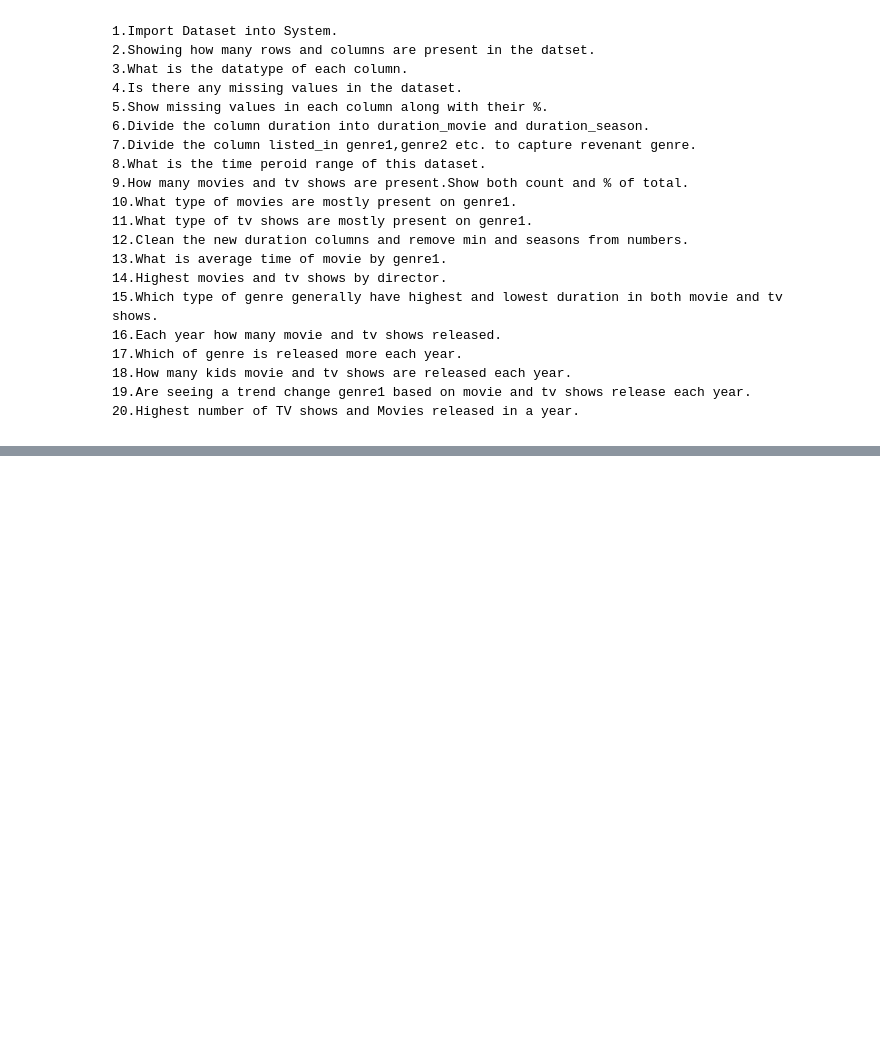
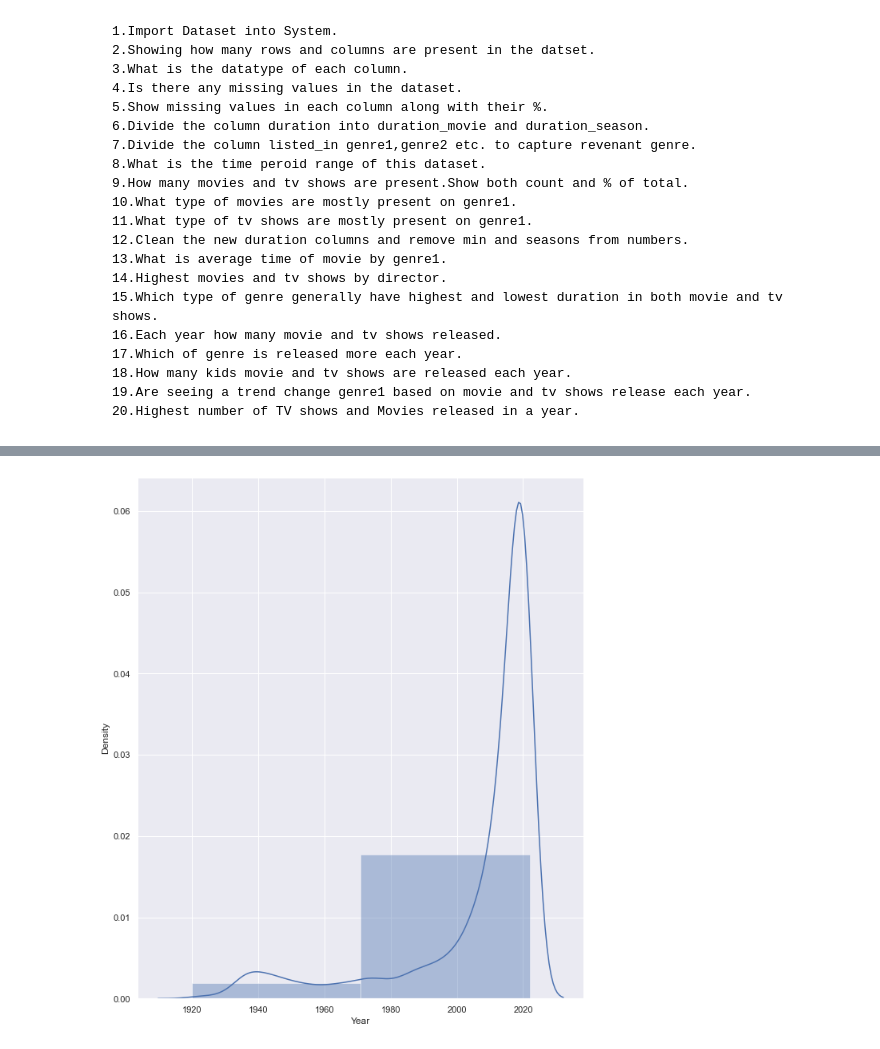
Before and after one commit to KarthikYadagiri16/Amazon-Prime-Movies-and-TV-Shows, a Jupyter notebook: Amazon Prime Movies and TV Shows EDA Project.ipynb, the cells around one changed output, grey strips where cells are left out. Saved outputs shown, nothing was run; the diff lists cells and outputs as text; code cells hidden in the pictures; blank space fills up the shorter version.

```diff
--- a/Amazon Prime Movies and TV Shows EDA Project.ipynb
+++ b/Amazon Prime Movies and TV Shows EDA Project.ipynb
@@ -140,2 +532,0 @@ array(['Brendan Gleeson, Taylor Kitsch, Gordon Pinsent',
-# %%
-amazonPrime['cast'].fillna(amazonPrime['cast'].value_counts().index[0],inplace=True)
@@ -178,2 +532,0 @@ array(['Canada', 'India', 'United States', 'United Kingdom', 'France',
-# %%
-amazonPrime['country'].fillna(amazonPrime['country'].value_counts().index[0],inplace=True)
@@ -216,2 +532,0 @@ array(['March 30, 2021', 'April 1, 2021', 'April 4, 2021',
-# %%
-amazonPrime['date_added'].fillna(amazonPrime['date_added'].value_counts().index[0],inplace=True)
@@ -241,2 +532,0 @@ array([nan, '13+', 'ALL', '18+', 'R', 'TV-Y', 'TV-Y7', 'NR', '16+',
-# %%
-amazonPrime['rating'].fillna(amazonPrime['rating'].value_counts().index[0],inplace=True)
@@ -326,0 +547,7 @@ plt.title("No of seasons available vs Year of release")
+# %%
+#Normal Distribution
+sns.set(rc={'figure.figsize':(10,12)})
+sns.distplot(amazonPrime.Year,bins=2)
+plt.show()
+# %% [output]
+[figure, added]
```
Also changed, not shown: parts of 159 cells of this notebook.
